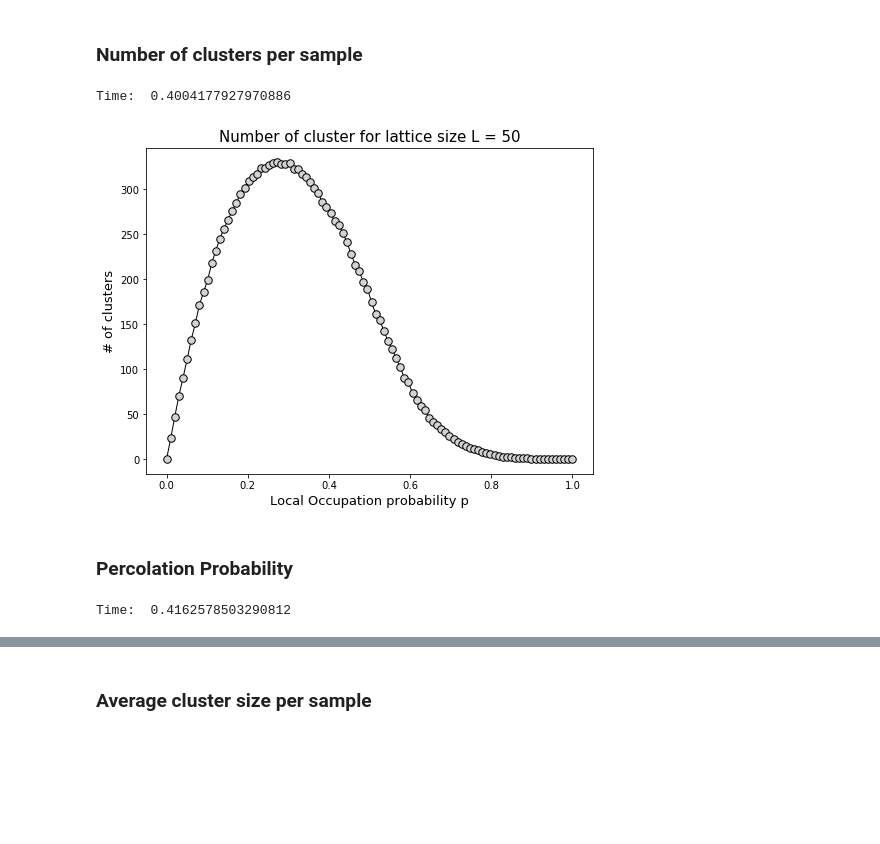
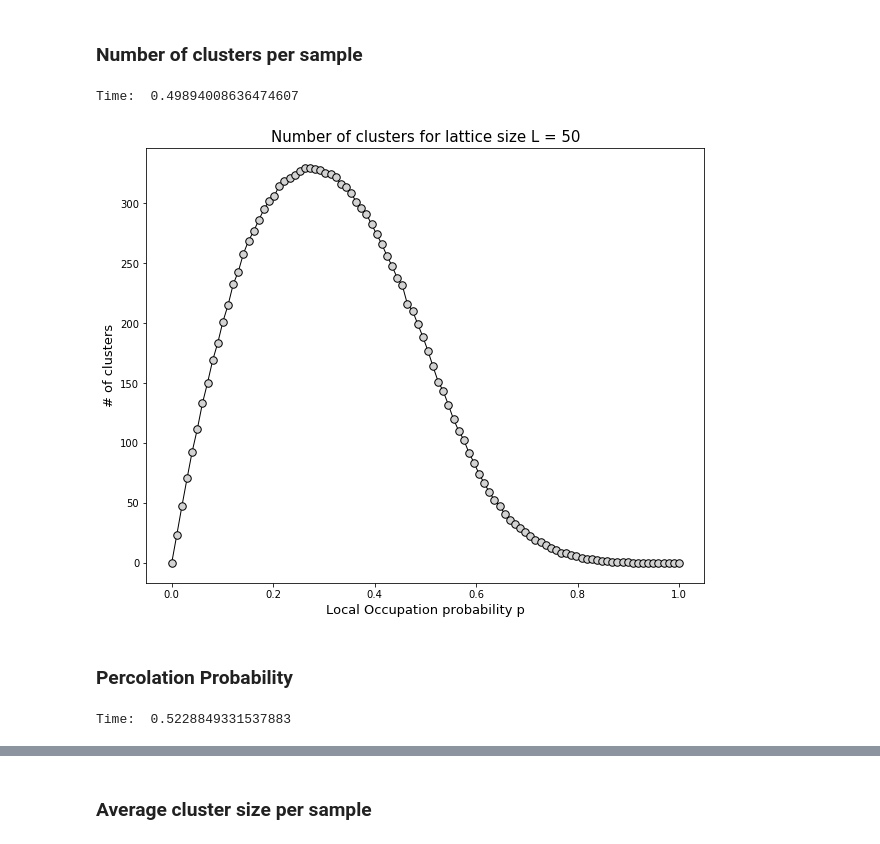
Before and after one commit to erikperez20/Computational_Condensed_Matter_Physics, a Jupyter notebook: Percolation.ipynb, the cells around one changed output, grey strips where cells are left out. Cells and saved outputs as stored; diff of their text form; code cells hidden in the pictures; blank space fills up the shorter version.

```diff
--- a/Percolation.ipynb
+++ b/Percolation.ipynb
@@ -219,7 +196,7 @@ Generate M samples for each probability p and extract the mean observables
 # %% [markdown]
 ### Number of clusters per sample
 # %%
-M_samples = 80 # Number of samples generated for each probability p
+M_samples = 100 # Number of samples generated for each probability p
 probability_values = np.linspace(0,1,100)
 L = 50 # Length of lattice
 # %%
@@ -236,17 +213,17 @@ for pval in probability_values:
 end = time.time()
 print('Time: ',(end-start)/60)
 # %% [output]
-Time:  0.4004177927970886
+Time:  0.49894008636474607
 # %%
-fig,ax = plt.subplots(figsize = (8,6))
+fig,ax = plt.subplots(figsize = (10,8))
 ax.set_xlabel('Local Occupation probability p',fontsize = 13)
 ax.set_ylabel('# of clusters',fontsize = 13)
 ax.plot(probability_values, mean_cluster_sizes, 'o-k',linewidth=1, markersize=7.5, markerfacecolor = 'lightgray',
            markeredgecolor = 'k', markeredgewidth = 1)
-ax.set_title(f'Number of cluster for lattice size L = {L}', fontsize = 15)
+ax.set_title(f'Number of clusters for lattice size L = {L}', fontsize = 15)
 plt.show()
 # %% [output]
-[figure, old version]
+[figure, new version]
 # %% [markdown]
 ### Percolation Probability
 # %%
@@ -290,12 +267,12 @@ for pval in probability_values:
     for i in range(M_samples):
         lattice = generate_sample(L,pval)
         lattice_labels = Hoshen_Kapelman(L, lattice).run()
-        boolean_val = percolating_cluster(lattice_labels)
+        boolean_val = percolating_cluster(lattice_labels)[0]
         if boolean_val:
             percolating_clusters += 1
     percolating_probs.append(percolating_clusters/M_samples)
 end = time.time()
 print('Time: ',(end-start)/60)
 # %% [output]
-Time:  0.4162578503290812
+Time:  0.5228849331537883
 # %%
```
Also changed, not shown: parts of 16 cells of this notebook.
